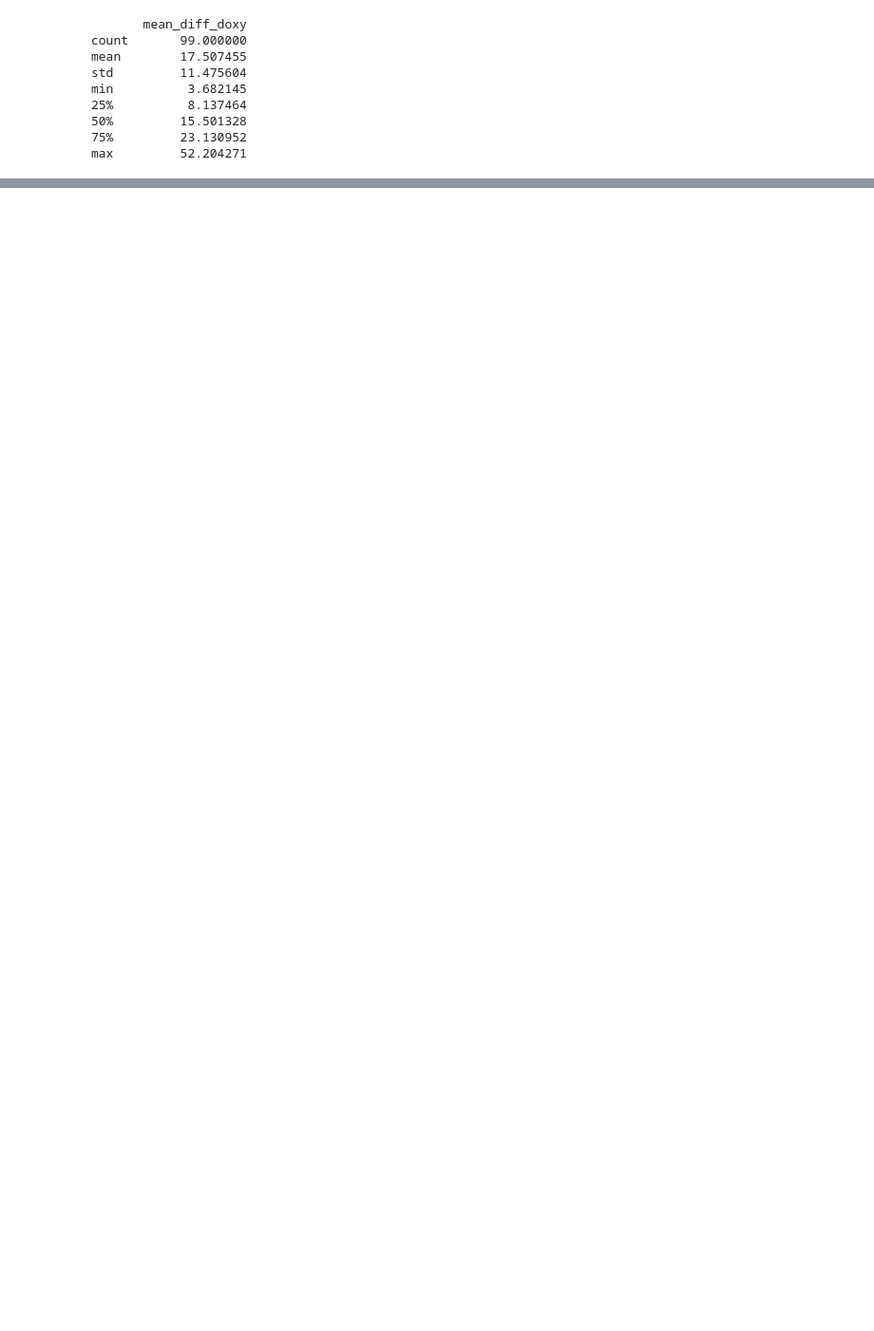
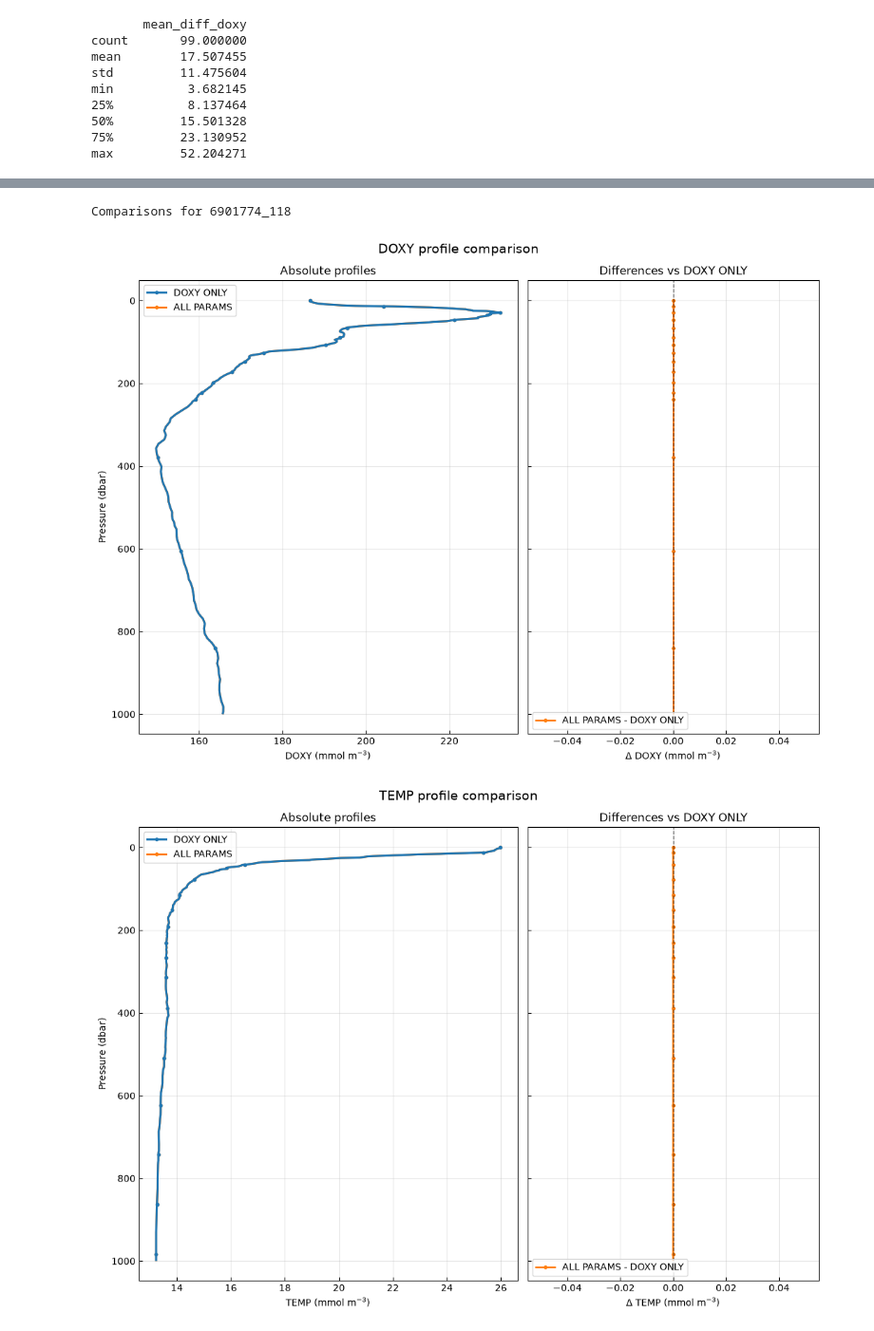
Before and after one commit to panguccio/GLOBIO_Service, a Jupyter notebook: src/main.ipynb, the cells around one changed output, grey strips where cells are left out. Shown at 95% size. Drawn from its saved outputs; the diff is of its cells as text; code cells hidden in the pictures; blank space fills up the shorter version.

Commit message:
add: check on differences between only oxigen and all params

```diff
--- a/src/main.ipynb
+++ b/src/main.ipynb
@@ -192,0 +221,12 @@ max         52.204271
+# %%
+from graphics.plotter import plot_similar_comparison
+from storage.cache_manager import MemoryManager
+
+doxy_s_memory = MemoryManager(dir_name="data_s_doxy")
+complete_s_memory = MemoryManager(dir_name="data_s_complete")
+
+doxy_profiles = download_profiles("2020-07-01", "2020-08-01", params=["DOXY"])
+complete_profiles = download_profiles("2020-07-01", "2020-08-01", params=['TEMP', 'PSAL', 'DOXY', 'CHLA', 'NITRATE', 'PRES'])
+
+save_profiles(doxy_profiles, doxy_s_memory)
+save_profiles(complete_profiles, complete_s_memory)
@@ -192,0 +260,7 @@ max         52.204271
+# %%
+doxy_e_memory = MemoryManager(dir_name="data_doxy")
+complete_e_memory = MemoryManager(dir_name="data_complete")
+doxy_paths = doxy_e_memory.get_profiles_paths()
+print(len(doxy_paths))
+complete_paths = complete_e_memory.get_profiles_paths()
+print(len(complete_paths))
@@ -192,0 +270,13 @@ max         52.204271
+# %%
+import numpy as np
+import pandas as pd
+
+def get_profile_name(p):
+    import os
+    return os.path.basename(p).replace("SD", "")
+
+doxy_profile_names = set([get_profile_name(p) for p in doxy_paths])
+complete_profile_names = set([get_profile_name(p) for p in complete_paths])
+
+common_params_paths = doxy_profile_names & complete_profile_names
+print(common_params_paths)
@@ -192,0 +285,15 @@ max         52.204271
+# %%
+if len(common_params_paths) > 0:
+    profile_name = common_params_paths.pop().replace(".nc", '')
+
+    print("Comparisons for", profile_name)
+    name_profiles_params = {"DOXY ONLY": doxy_s_memory.load_profile(profile_name),
+                     "ALL PARAMS": complete_s_memory.load_profile(profile_name)}
+
+
+    plot_similar_comparison(name_profiles=name_profiles_params, attr="DOXY", title=f"{profile_name}")
+    plot_similar_comparison(name_profiles=name_profiles_params, attr="TEMP", title=f"{profile_name}")
+# %% [output]
+Comparisons for 6901774_118
+[figure, added]
+[figure, added]
```
Also changed, not shown: parts of 20 cells of this notebook.
